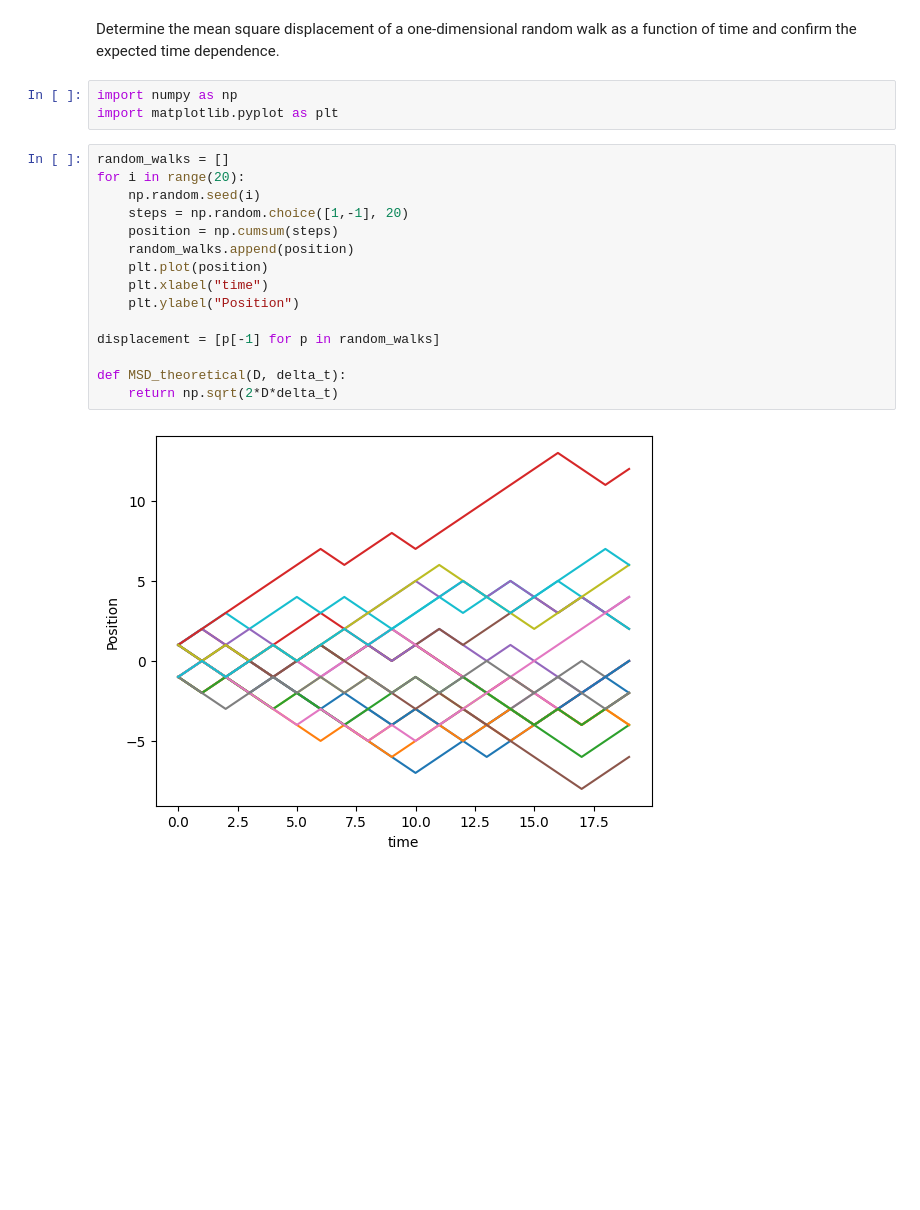
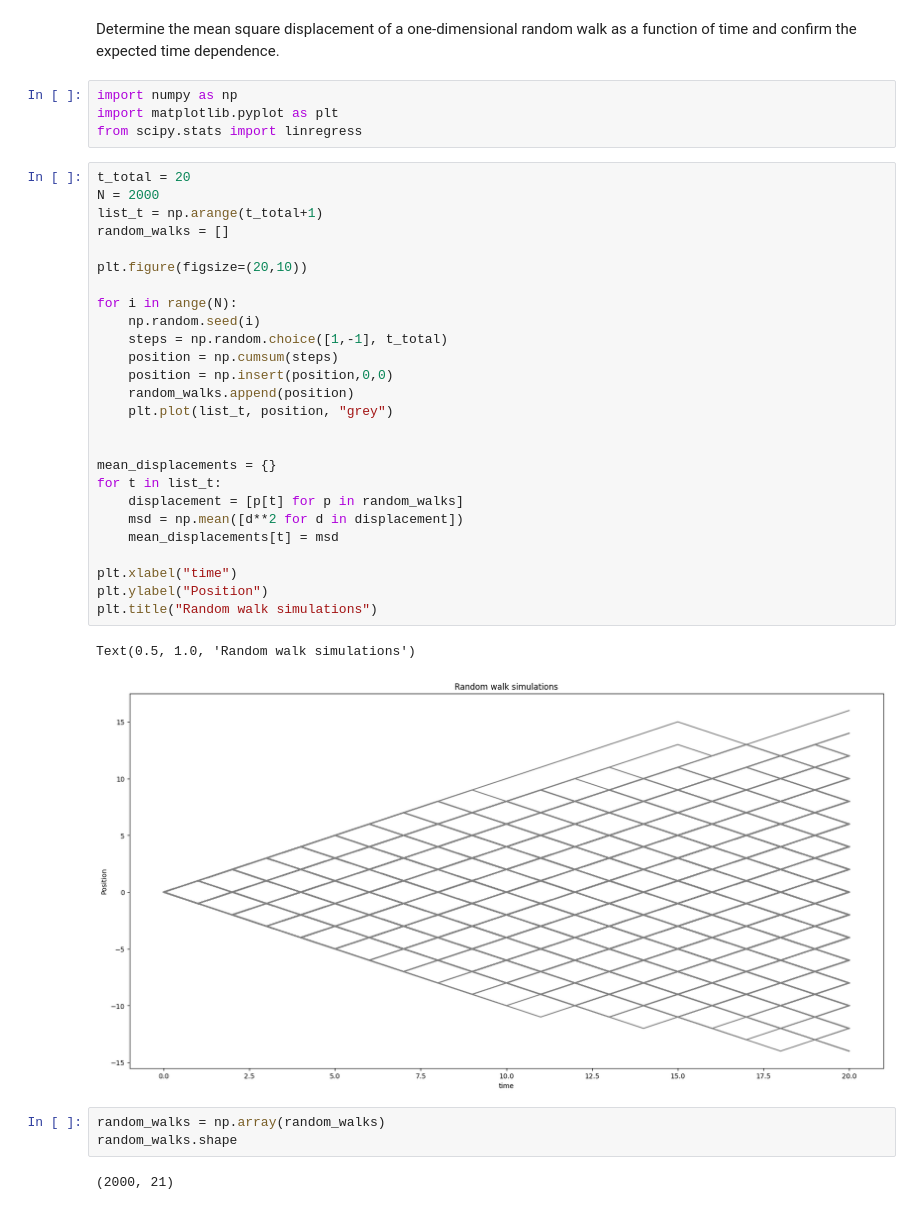
Before and after one commit to corinnawegner/Physics_of_complex_systems, a Jupyter notebook: Assignment 6/Assignment_6_Corinna_Wegner.ipynb, the cells around one changed output. Saved outputs shown, nothing was run; the diff lists cells and outputs as text; blank space fills up the shorter version.

```diff
--- a/Assignment 6/Assignment_6_Corinna_Wegner.ipynb
+++ b/Assignment 6/Assignment_6_Corinna_Wegner.ipynb
@@ -3,20 +3,38 @@ Determine the mean square displacement of a one-dimensional random walk as a fun
 # %%
 import numpy as np
 import matplotlib.pyplot as plt
+from scipy.stats import linregress
-# %%
-random_walks = []
-for i in range(20):
-    np.random.seed(i)
-    steps = np.random.choice([1,-1], 20)
-    position = np.cumsum(steps)
-    random_walks.append(position)
-    plt.plot(position)
-    plt.xlabel("time")
-    plt.ylabel("Position")
-
-displacement = [p[-1] for p in random_walks]
-
-def MSD_theoretical(D, delta_t):
-    return np.sqrt(2*D*delta_t)
-# %% [output]
-[figure, removed]
+# %%
+t_total = 20
+N = 2000
+list_t = np.arange(t_total+1)
+random_walks = []
+
+plt.figure(figsize=(20,10))
+
+for i in range(N):
+    np.random.seed(i)
+    steps = np.random.choice([1,-1], t_total)
+    position = np.cumsum(steps)
+    position = np.insert(position,0,0)
+    random_walks.append(position)
+    plt.plot(list_t, position, "grey")
+
+
+mean_displacements = {}
+for t in list_t:
+    displacement = [p[t] for p in random_walks]
+    msd = np.mean([d**2 for d in displacement])
+    mean_displacements[t] = msd
+
+plt.xlabel("time")
+plt.ylabel("Position")
+plt.title("Random walk simulations")
+# %% [output]
+Text(0.5, 1.0, 'Random walk simulations')
+[figure, added]
+# %%
+random_walks = np.array(random_walks)
+random_walks.shape
+# %% [output]
+(2000, 21)
```
Also changed, not shown: parts of 8 cells of this notebook.
